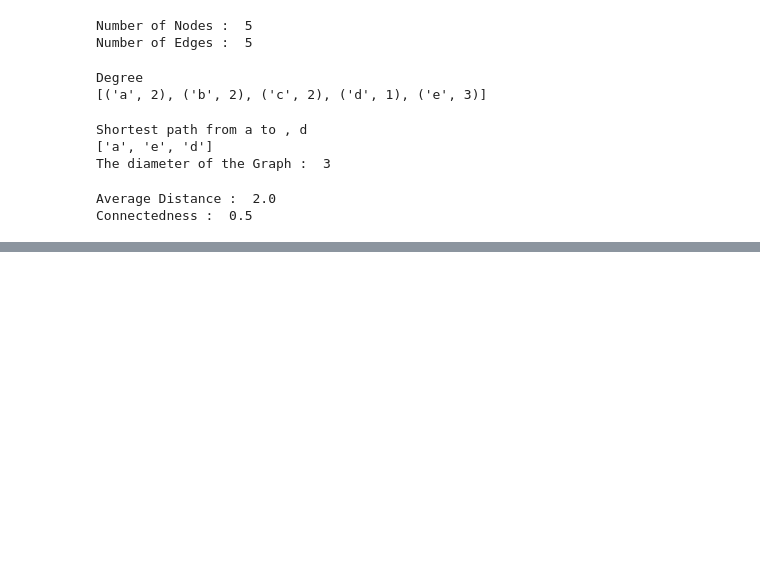
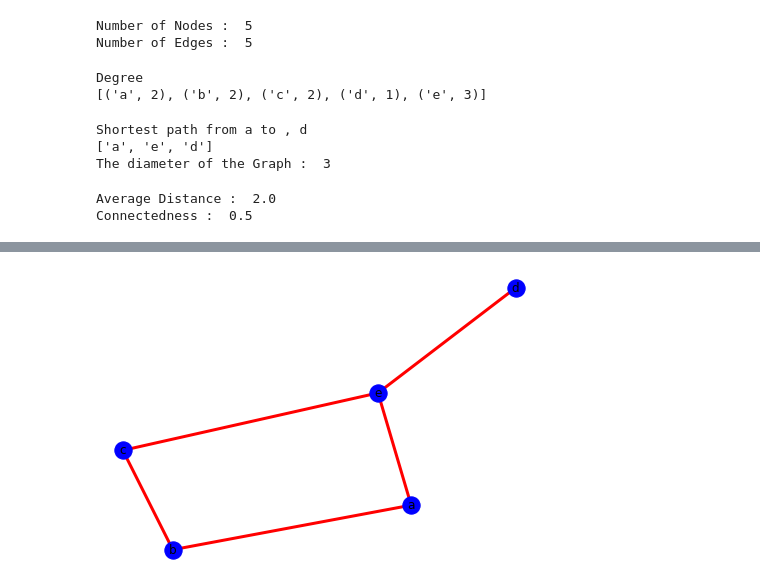
Before and after one commit to fitsumcs/SocialNetLab, a Jupyter notebook: Lab_02/GraphDemo.ipynb, the cells around one changed output, grey strips where cells are left out. Cells and saved outputs as stored; diff of their text form; code cells hidden in the pictures; blank space fills up the shorter version.

```diff
--- a/Lab_02/GraphDemo.ipynb
+++ b/Lab_02/GraphDemo.ipynb
@@ -61,0 +66,12 @@ NetworkXError: random_state_index is incorrect
+# %%
+#Draw the Graph with options
+options = {
+    'with_labels':True,
+    'node_color': 'blue',
+    'edge_color':'red',
+    'node_size': 300,
+    'width': 3,
+}
+nx.draw(G,**options)
+# %% [output]
+[figure, added]
```
Also changed, not shown: parts of 2 cells of this notebook.
